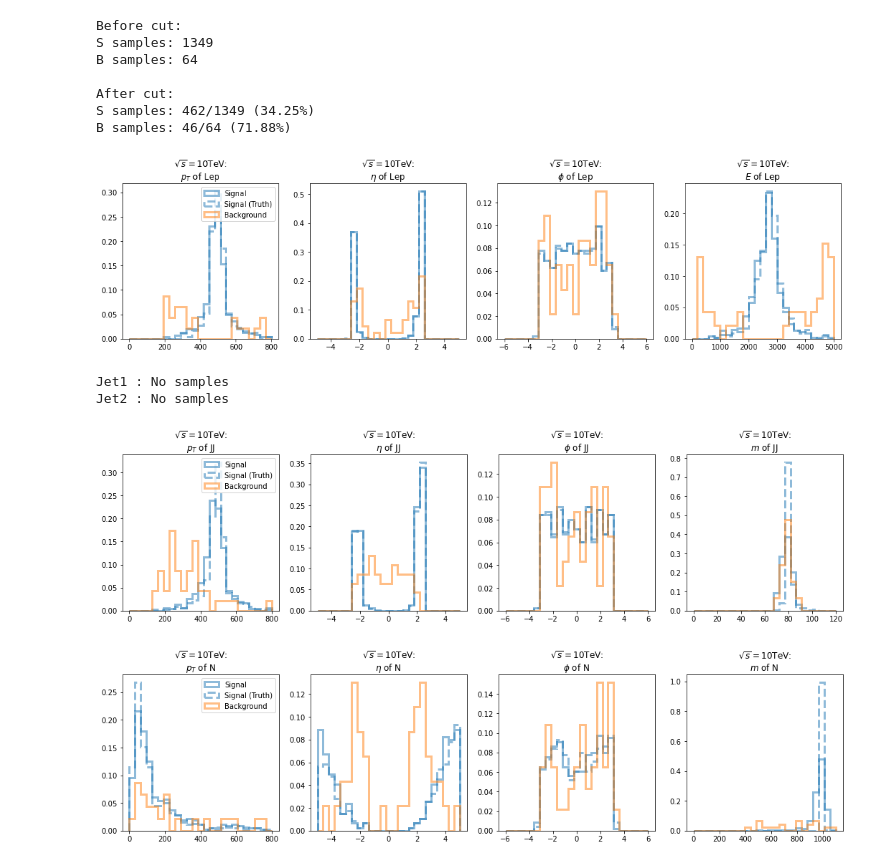
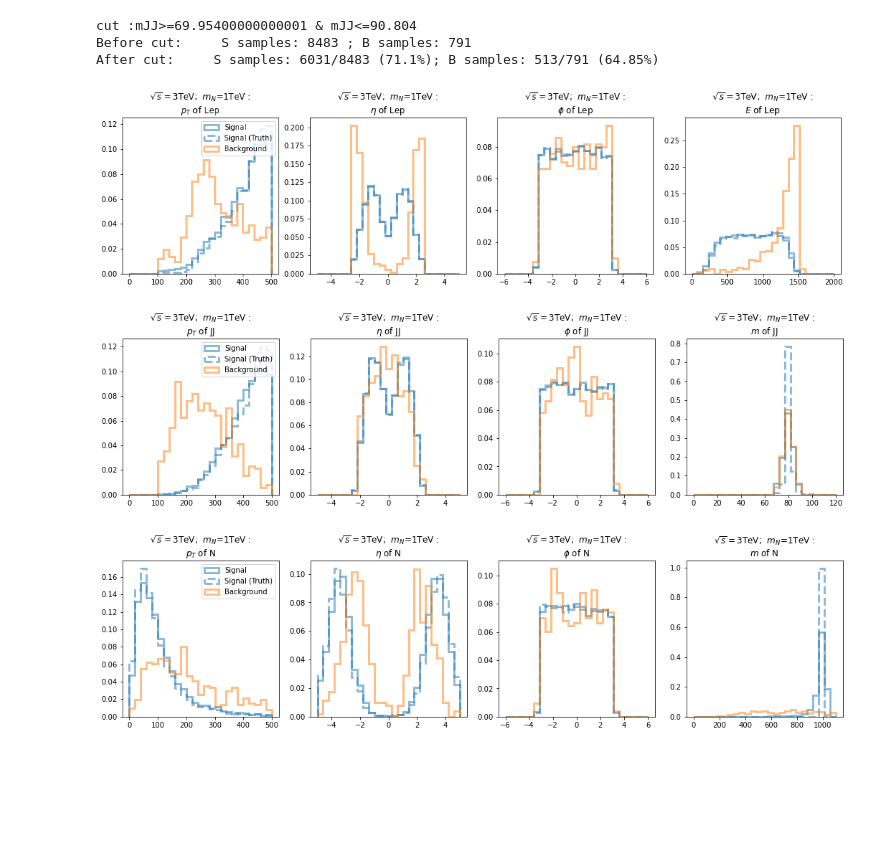
Before and after one commit to arock1/HNL_MuonCollider, a Jupyter notebook: python/Cut Flow.ipynb, the cells around one changed output. Saved outputs shown, nothing was run; the diff lists cells and outputs as text; code cells hidden in the pictures; blank space fills up the shorter version.

Commit message:
updated plots.

```diff
--- a/python/Cut Flow.ipynb
+++ b/python/Cut Flow.ipynb
@@ -97,8 +109,8 @@ def plot_pt_eta_phi_M(df, particle, cm=1, mN1=1):
 # %%
 def plot_them(df):
     plot_pt_eta_phi_M(df, 'Lep', cm, mN1)
-    plot_pt_eta_phi_M(df, 'Jet1', cm, mN1)
-    plot_pt_eta_phi_M(df, 'Jet2', cm, mN1)
+#     plot_pt_eta_phi_M(df, 'Jet1', cm, mN1)
+#     plot_pt_eta_phi_M(df, 'Jet2', cm, mN1)
     plot_pt_eta_phi_M(df, 'JJ', cm, mN1)
     plot_pt_eta_phi_M(df, 'N', cm, mN1)
 # %%
@@ -112,23 +122,29 @@ Jet2 : No samples
 # %%
 def cut_flow(df, col, upper=1e10, lower=-1e10, plot=False):
-    print('Before cut:')
+    print(f"cut :{col}>={lower} & {col}<={upper}")
+
     s_before = len(df[df.target==1])
     b_before = len(df[df.target!=1])
-    print('S samples:', s_before)
-    print('B samples:', b_before)
+    print('Before cut:\tS samples:', s_before, '; B samples:', b_before)
 
     df = df[df[col] <= upper]
     df = df[df[col] >= lower]
     s_after = len(df[df.target==1])
     b_after = len(df[df.target!=1])
-    print('\nAfter cut:')
-    print(f'S samples: {s_after}/{s_before} ({round(100*(s_after/s_before),2)}%)')
-    print(f'B samples: {b_after}/{b_before} ({round(100*(b_after/b_before),2)}%)')
+    print(f'After cut: \
+    S samples: {s_after}/{s_before} ({round(100*(s_after/s_before),2)}%); B samples: {b_after}/{b_before} ({round(100*(b_after/b_before),2)}%)')
 
     if plot:
         plot_them(df)
 
     return df
 # %%
-df = cut_flow(df_o, 'ptLep', lower=200, plot=True)
+df = cut_flow(df_o, 'ptLep', lower=100, plot=True)
+
+# df = cut_flow(df_o, 'ptLep', lower=50, plot=True)
+
+# df = cut_flow(df_o, 'ptLep', upper=200, plot=True)
+
+
+# df = cut_flow(df_o, 'ptLep', lower=500, plot=True)
 # %% [output]
@@ -147,3 +157,4 @@ Jet2 : No samples
 # %%
-df = cut_flow(df, 'ptJJ', lower=150, plot=True)
+df = cut_flow(df, 'ptJJ', lower=100, plot=True)
+# df = cut_flow(df, 'ptJJ', lower=50, plot=True)
 # %% [output]
@@ -162,21 +167,16 @@ Jet2 : No samples
 # %%
 mW = 80.379
 widthW = 2.085
+nwidth = 5
 
-df = cut_flow(df, 'mJJ', upper=mW+5*widthW ,lower=mW-5*widthW, plot=True)
+df = cut_flow(df, 'mJJ', upper=mW+nwidth*widthW ,lower=mW-nwidth*widthW, plot=True)
 # %% [output]
-Before cut:
-S samples: 1349
-B samples: 64
-
-After cut:
-S samples: 462/1349 (34.25%)
-B samples: 46/64 (71.88%)
+cut :mJJ>=69.95400000000001 & mJJ<=90.804
+Before cut:     S samples: 8483 ; B samples: 791
+After cut:     S samples: 6031/8483 (71.1%); B samples: 513/791 (64.85%)
-[figure, old version]
+[figure, new version]
-Jet1 : No samples
-Jet2 : No samples
-[figure, old version]
+[figure, new version]
-[figure, old version]
+[figure, new version]
 # %%
 df_s = df[df.target==1]
 df_b = df[df.target!=1]
```
Also changed, not shown: parts of 16 cells of this notebook.
